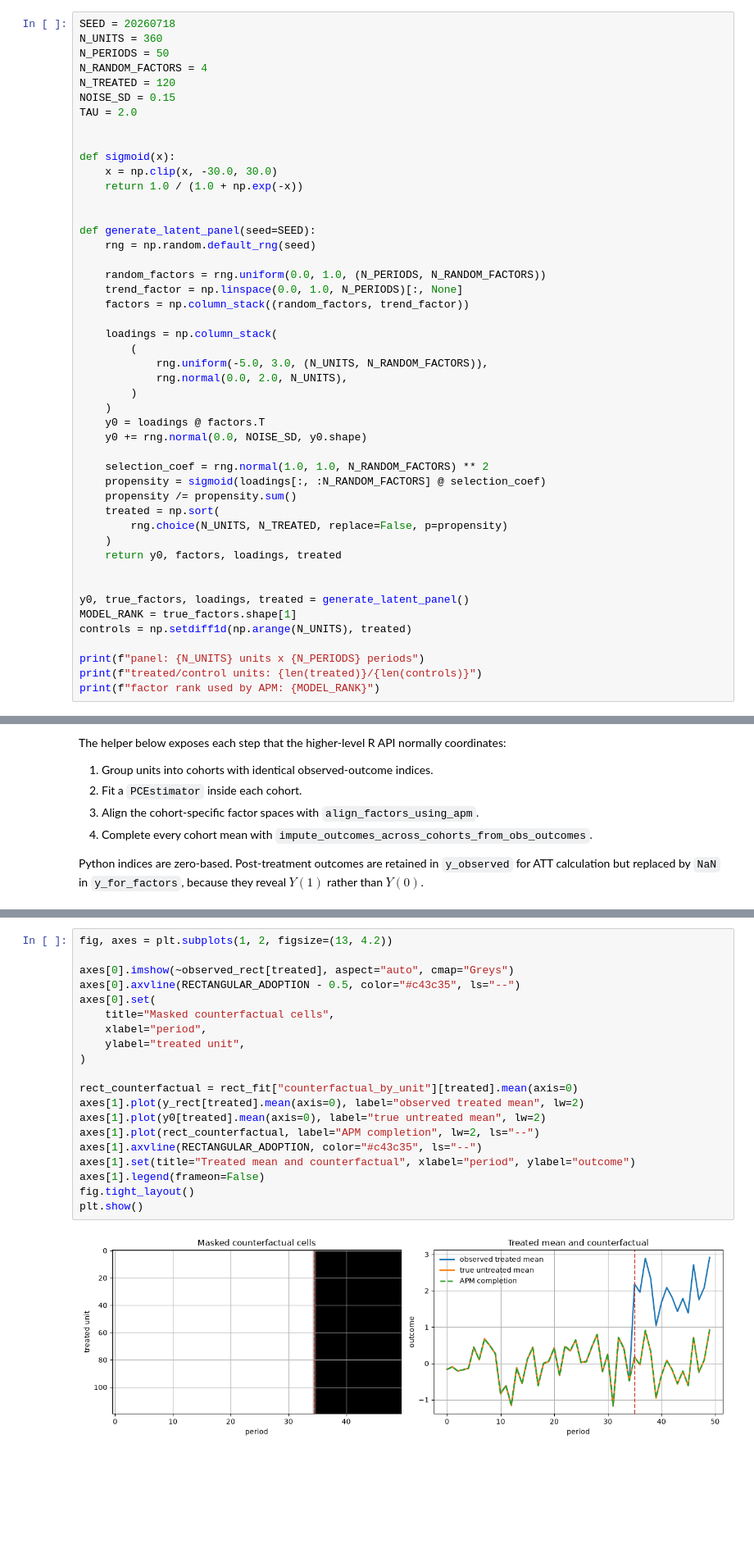
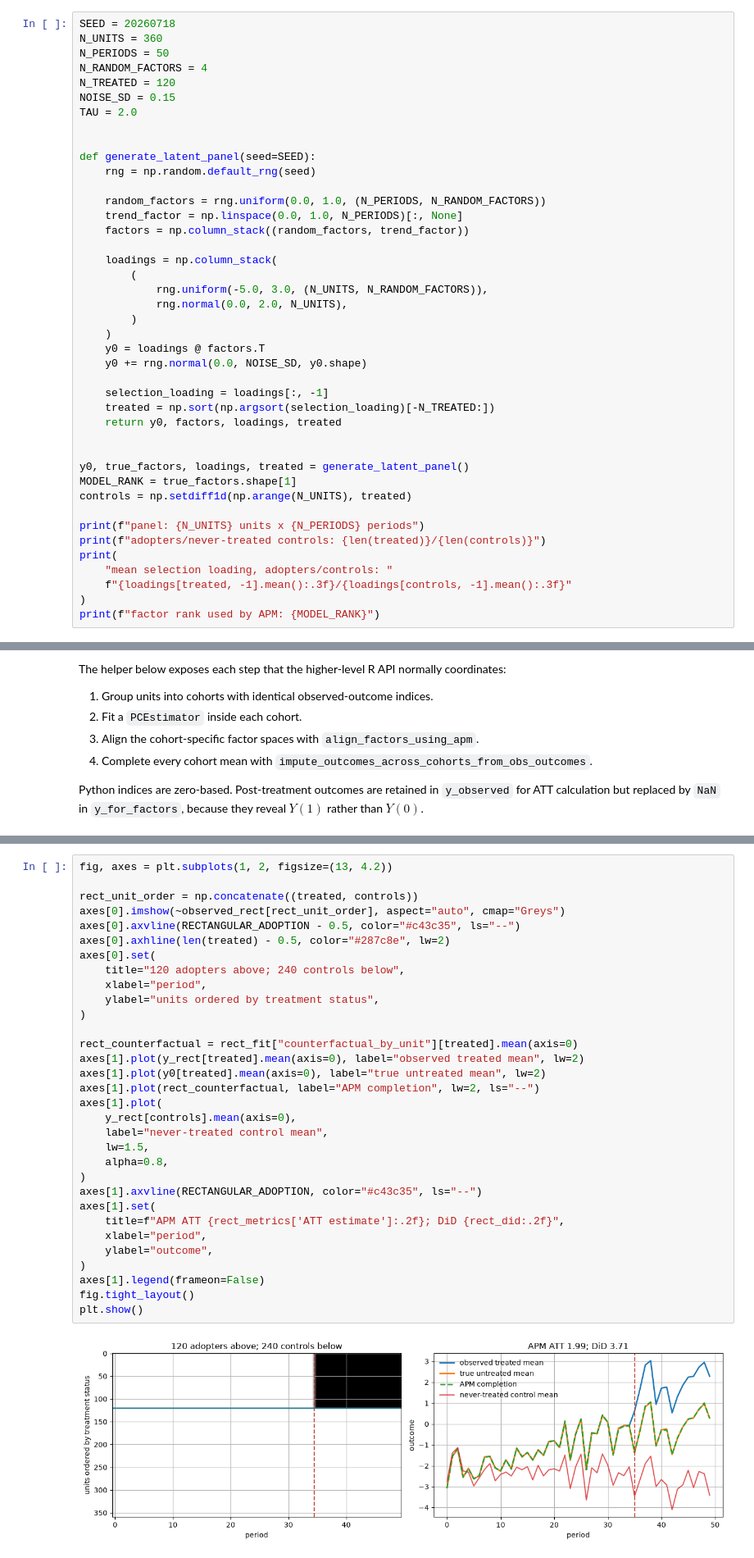
Before and after one commit to brad-ross/apm, a Jupyter notebook: python/notebooks/matrix_completion_att.ipynb, the cells around one changed output, grey strips where cells are left out. Shown at 82% size. Cells and saved outputs as stored; diff of their text form; blank space fills up the shorter version.

Commit message:
Correct matrix completion demo treatment design

```diff
--- a/python/notebooks/matrix_completion_att.ipynb
+++ b/python/notebooks/matrix_completion_att.ipynb
@@ -46,11 +46,6 @@ N_RANDOM_FACTORS = 4
 N_TREATED = 120
 NOISE_SD = 0.15
 TAU = 2.0
-
-
-def sigmoid(x):
-    x = np.clip(x, -30.0, 30.0)
-    return 1.0 / (1.0 + np.exp(-x))
 
 
 def generate_latent_panel(seed=SEED):
@@ -69,12 +64,8 @@ def generate_latent_panel(seed=SEED):
     y0 = loadings @ factors.T
     y0 += rng.normal(0.0, NOISE_SD, y0.shape)
 
-    selection_coef = rng.normal(1.0, 1.0, N_RANDOM_FACTORS) ** 2
-    propensity = sigmoid(loadings[:, :N_RANDOM_FACTORS] @ selection_coef)
-    propensity /= propensity.sum()
-    treated = np.sort(
-        rng.choice(N_UNITS, N_TREATED, replace=False, p=propensity)
-    )
+    selection_loading = loadings[:, -1]
+    treated = np.sort(np.argsort(selection_loading)[-N_TREATED:])
     return y0, factors, loadings, treated
 
 
@@ -83,7 +74,11 @@ MODEL_RANK = true_factors.shape[1]
 controls = np.setdiff1d(np.arange(N_UNITS), treated)
 
 print(f"panel: {N_UNITS} units x {N_PERIODS} periods")
-print(f"treated/control units: {len(treated)}/{len(controls)}")
+print(f"adopters/never-treated controls: {len(treated)}/{len(controls)}")
+print(
+    "mean selection loading, adopters/controls: "
+    f"{loadings[treated, -1].mean():.3f}/{loadings[controls, -1].mean():.3f}"
+)
 print(f"factor rank used by APM: {MODEL_RANK}")
 # %% [output]
 panel: 360 units x 50 periods
@@ -247,25 +281,37 @@ cohort  units  observed periods  first:last
 # %%
 fig, axes = plt.subplots(1, 2, figsize=(13, 4.2))
 
-axes[0].imshow(~observed_rect[treated], aspect="auto", cmap="Greys")
+rect_unit_order = np.concatenate((treated, controls))
+axes[0].imshow(~observed_rect[rect_unit_order], aspect="auto", cmap="Greys")
 axes[0].axvline(RECTANGULAR_ADOPTION - 0.5, color="#c43c35", ls="--")
+axes[0].axhline(len(treated) - 0.5, color="#287c8e", lw=2)
 axes[0].set(
-    title="Masked counterfactual cells",
+    title="120 adopters above; 240 controls below",
     xlabel="period",
-    ylabel="treated unit",
+    ylabel="units ordered by treatment status",
 )
 
 rect_counterfactual = rect_fit["counterfactual_by_unit"][treated].mean(axis=0)
 axes[1].plot(y_rect[treated].mean(axis=0), label="observed treated mean", lw=2)
 axes[1].plot(y0[treated].mean(axis=0), label="true untreated mean", lw=2)
 axes[1].plot(rect_counterfactual, label="APM completion", lw=2, ls="--")
+axes[1].plot(
+    y_rect[controls].mean(axis=0),
+    label="never-treated control mean",
+    lw=1.5,
+    alpha=0.8,
+)
 axes[1].axvline(RECTANGULAR_ADOPTION, color="#c43c35", ls="--")
-axes[1].set(title="Treated mean and counterfactual", xlabel="period", ylabel="outcome")
+axes[1].set(
+    title=f"APM ATT {rect_metrics['ATT estimate']:.2f}; DiD {rect_did:.2f}",
+    xlabel="period",
+    ylabel="outcome",
+)
 axes[1].legend(frameon=False)
 fig.tight_layout()
 plt.show()
 # %% [output]
-[figure, old version]
+[figure, new version]
 # %% [markdown]
 ## B. Jagged missingness: staggered one-shot adoption and pre-period gaps
 
```
Also changed, not shown: parts of 12 cells of this notebook.
